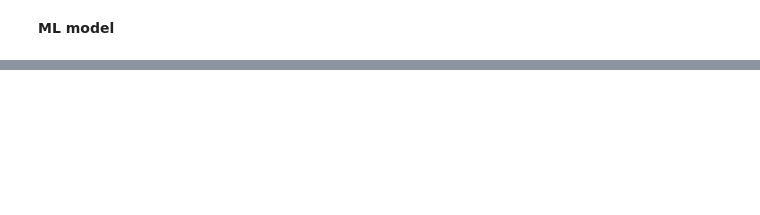
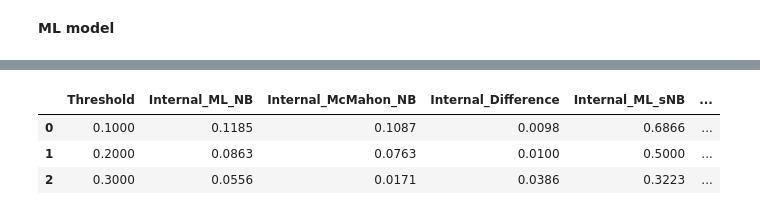
Before and after one commit to jomericer/rhabdo_death_krt, a Jupyter notebook: rhabdo_death_krt_final.ipynb, the cells around one changed output, grey strips where cells are left out. Cells and saved outputs as stored; diff of their text form; code cells hidden in the pictures; blank space fills up the shorter version.

```diff
--- a/rhabdo_death_krt_final.ipynb
+++ b/rhabdo_death_krt_final.ipynb
@@ -14,17 +12,22 @@ from matplotlib.pylab import rcParams
 from sklearn.metrics import accuracy_score, roc_auc_score, roc_curve, auc, precision_score, recall_score, brier_score_loss, fbeta_score, precision_recall_curve, confusion_matrix
 from sklearn.model_selection import StratifiedKFold, train_test_split, cross_validate
 from sklearn.calibration import calibration_curve
+from sklearn.calibration import CalibratedClassifierCV
 from scipy.special import logit
 from sklearn.pipeline import Pipeline
 from sklearn.preprocessing import SplineTransformer
 from sklearn.linear_model import LogisticRegression
 
+from google.colab import drive
+
+root = "https://raw.githubusercontent.com/jomericer/rhabdo_death_krt/main"
+
 %matplotlib inline
 
 # load datasets
-df_e = pd.read_csv("df_e.csv")
-df_m = pd.read_csv("df_m.csv")
-df_c = pd.read_csv("df_c.csv")
+df_e = pd.read_csv(f'{root}/df_e.csv')
+df_m = pd.read_csv(f'{root}/df_m.csv')
+df_c = pd.read_csv(f'{root}/df_c.csv')
 print('datasets loaded')
 
 # setup inputs and output
@@ -467,0 +504,55 @@ plt.show()
+# %%
+def net_benefit_single(y_true, p_hat, pt):
+    y_true = np.asarray(y_true).astype(int)
+    p_hat = np.asarray(p_hat).astype(float)
+
+    N = len(y_true)
+    treat = (p_hat >= pt)
+
+    TP = np.sum(treat & (y_true == 1))
+    FP = np.sum(treat & (y_true == 0))
+
+    w = pt / (1 - pt)
+    nb = (TP / N) - (FP / N) * w
+    return nb
+
+thresholds = [0.10, 0.20, 0.30]
+
+rows = []
+
+for pt in thresholds:
+    # Internal
+    nb_ml_int  = net_benefit_single(y_int, test_prob_cal, pt)
+    nb_mcm_int = net_benefit_single(y_int, p_mcm_int, pt)
+    event_rate_int = np.mean(y_int)
+
+    # External
+    nb_ml_ext  = net_benefit_single(y_ext, val_prob_cal, pt)
+    nb_mcm_ext = net_benefit_single(y_ext, p_mcm_ext, pt)
+    event_rate_ext = np.mean(y_ext)
+
+    rows.append({
+        "Threshold": pt,
+
+        "Internal_ML_NB": nb_ml_int,
+        "Internal_McMahon_NB": nb_mcm_int,
+        "Internal_Difference": nb_ml_int - nb_mcm_int,
+        "Internal_ML_sNB": nb_ml_int / event_rate_int,
+        "Internal_McMahon_sNB": nb_mcm_int / event_rate_int,
+
+        "External_ML_NB": nb_ml_ext,
+        "External_McMahon_NB": nb_mcm_ext,
+        "External_Difference": nb_ml_ext - nb_mcm_ext,
+        "External_ML_sNB": nb_ml_ext / event_rate_ext,
+        "External_McMahon_sNB": nb_mcm_ext / event_rate_ext,
+    })
+
+df_dca_summary = pd.DataFrame(rows)
+
+pd.set_option("display.float_format", lambda x: f"{x:0.4f}")
+df_dca_summary
+# %% [output]
+|  | Threshold | Internal_ML_NB | Internal_McMahon_NB | Internal_Difference | Internal_ML_sNB | ... |
+| 0 | 0.1000 | 0.1185 | 0.1087 | 0.0098 | 0.6866 | ... |
+| 1 | 0.2000 | 0.0863 | 0.0763 | 0.0100 | 0.5000 | ... |
+| 2 | 0.3000 | 0.0556 | 0.0171 | 0.0386 | 0.3223 | ... |
```
Also changed, not shown: parts of 8 cells of this notebook.
